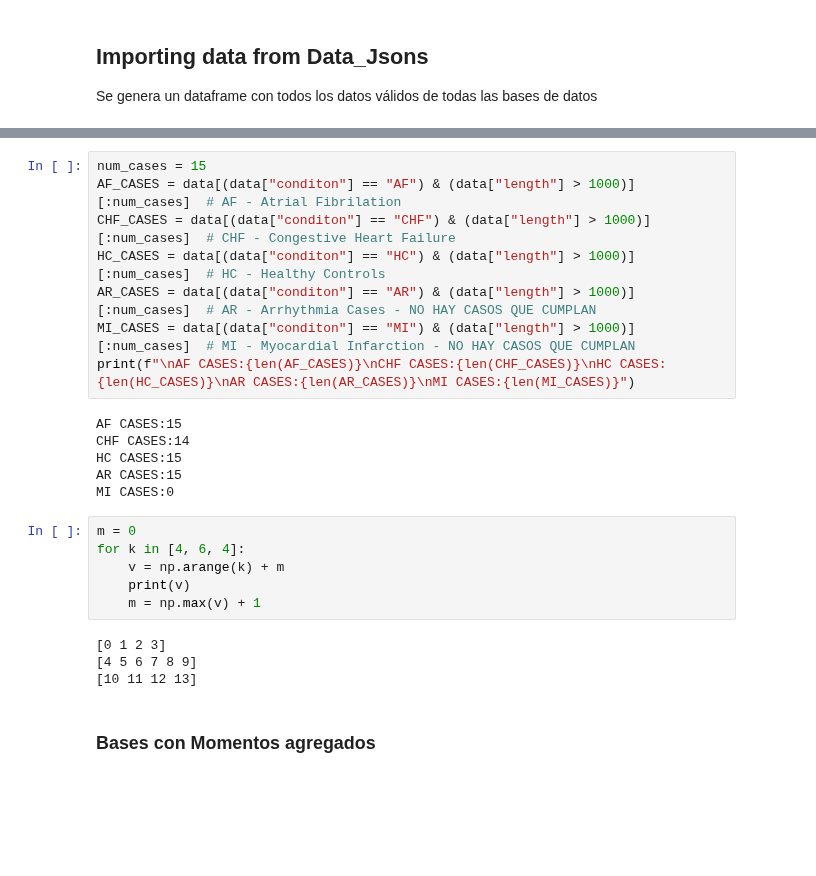
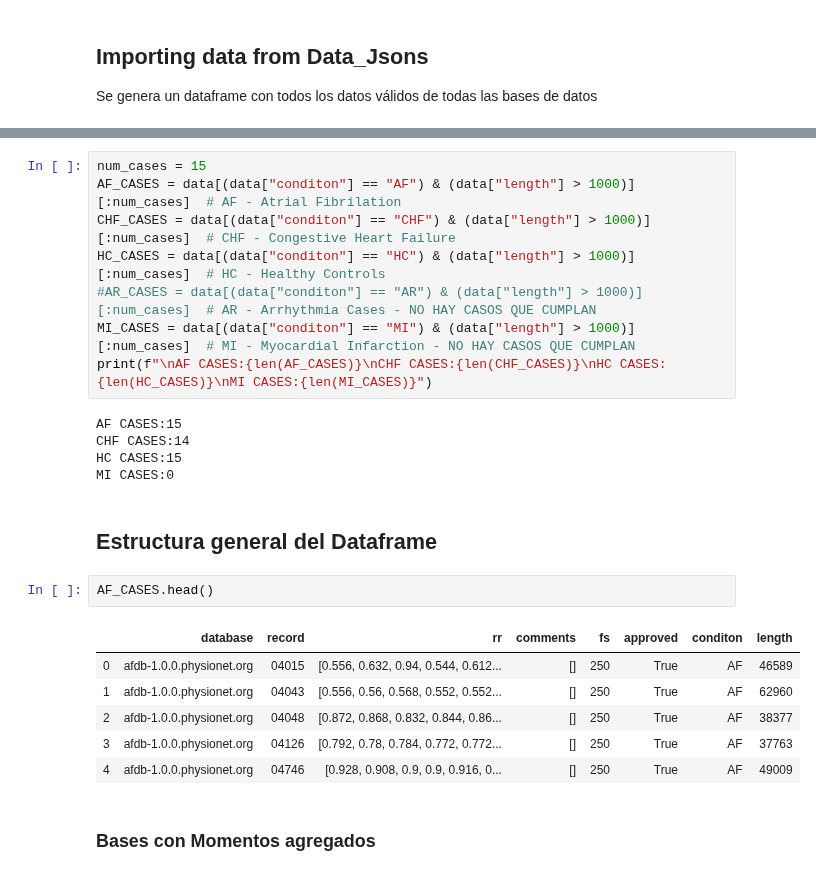
Before and after one commit to AlanPalomino/TTB_2020_2_13, a Jupyter notebook: Notebooks/Windowing_signals.ipynb, the cells around one changed output, grey strips where cells are left out. Saved outputs shown, nothing was run; the diff lists cells and outputs as text; blank space fills up the shorter version.

```diff
--- a/Notebooks/Windowing_signals.ipynb
+++ b/Notebooks/Windowing_signals.ipynb
@@ -39,25 +67,25 @@ num_cases = 15
 AF_CASES = data[(data["conditon"] == "AF") & (data["length"] > 1000)][:num_cases]  # AF - Atrial Fibrilation
 CHF_CASES = data[(data["conditon"] == "CHF") & (data["length"] > 1000)][:num_cases]  # CHF - Congestive Heart Failure
 HC_CASES = data[(data["conditon"] == "HC") & (data["length"] > 1000)][:num_cases]  # HC - Healthy Controls
-AR_CASES = data[(data["conditon"] == "AR") & (data["length"] > 1000)][:num_cases]  # AR - Arrhythmia Cases - NO HAY CASOS QUE CUMPLAN
+#AR_CASES = data[(data["conditon"] == "AR") & (data["length"] > 1000)][:num_cases]  # AR - Arrhythmia Cases - NO HAY CASOS QUE CUMPLAN
 MI_CASES = data[(data["conditon"] == "MI") & (data["length"] > 1000)][:num_cases]  # MI - Myocardial Infarction - NO HAY CASOS QUE CUMPLAN
-print(f"\nAF CASES:{len(AF_CASES)}\nCHF CASES:{len(CHF_CASES)}\nHC CASES:{len(HC_CASES)}\nAR CASES:{len(AR_CASES)}\nMI CASES:{len(MI_CASES)}")
+print(f"\nAF CASES:{len(AF_CASES)}\nCHF CASES:{len(CHF_CASES)}\nHC CASES:{len(HC_CASES)}\nMI CASES:{len(MI_CASES)}")
 # %% [output]
 AF CASES:15
 CHF CASES:14
 HC CASES:15
-AR CASES:15
 MI CASES:0
-# %%
-m = 0
-for k in [4, 6, 4]:
-    v = np.arange(k) + m
-    print(v)
-    m = np.max(v) + 1
-# %% [output]
-[0 1 2 3]
-[4 5 6 7 8 9]
-[10 11 12 13]
+# %% [markdown]
+## Estructura general del Dataframe
+# %%
+AF_CASES.head()
+# %% [output]
+|  | database | record | rr | comments | fs | approved | conditon | length |
+| 0 | afdb-1.0.0.physionet.org | 04015 | [0.556, 0.632, 0.94, 0.544, 0.612... | [] | 250 | True | AF | 46589 |
+| 1 | afdb-1.0.0.physionet.org | 04043 | [0.556, 0.56, 0.568, 0.552, 0.552... | [] | 250 | True | AF | 62960 |
+| 2 | afdb-1.0.0.physionet.org | 04048 | [0.872, 0.868, 0.832, 0.844, 0.86... | [] | 250 | True | AF | 38377 |
+| 3 | afdb-1.0.0.physionet.org | 04126 | [0.792, 0.78, 0.784, 0.772, 0.772... | [] | 250 | True | AF | 37763 |
+| 4 | afdb-1.0.0.physionet.org | 04746 | [0.928, 0.908, 0.9, 0.9, 0.916, 0... | [] | 250 | True | AF | 49009 |
 # %% [markdown]
 ### Bases con Momentos agregados
 # %%
```
Also changed, not shown: parts of 3 cells of this notebook.
